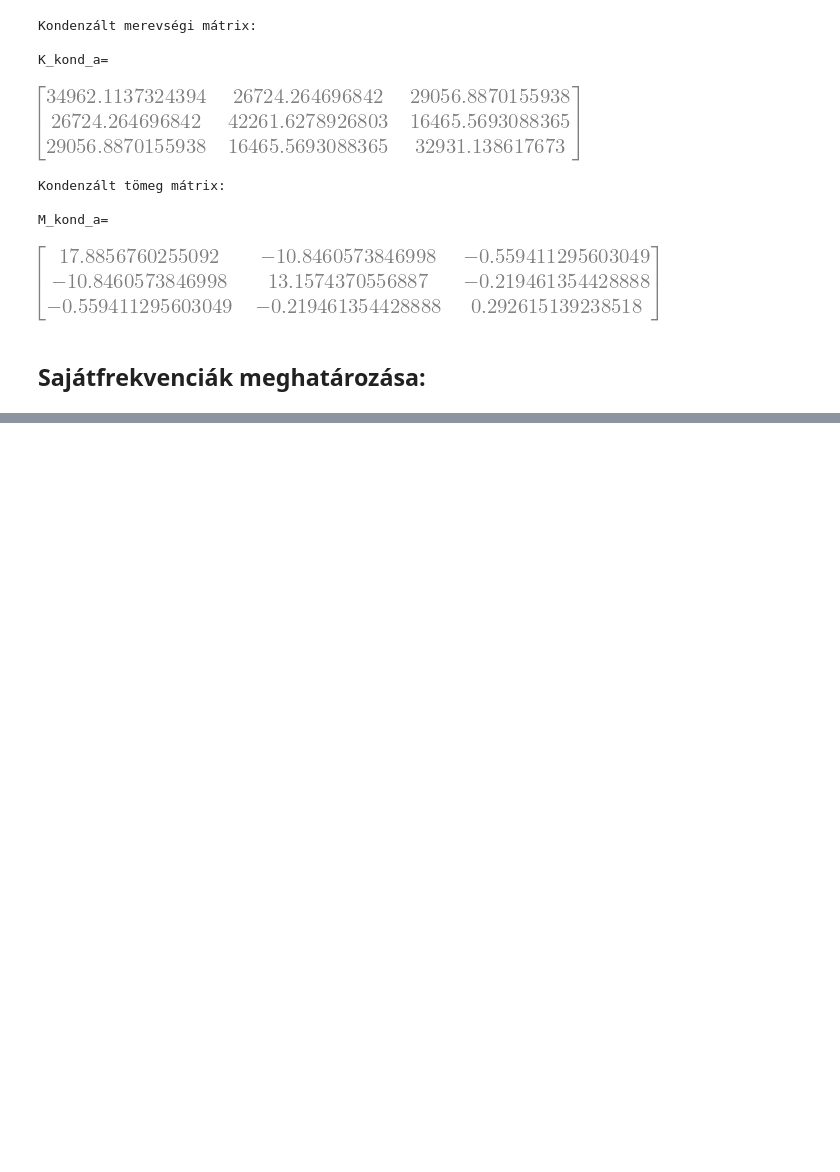
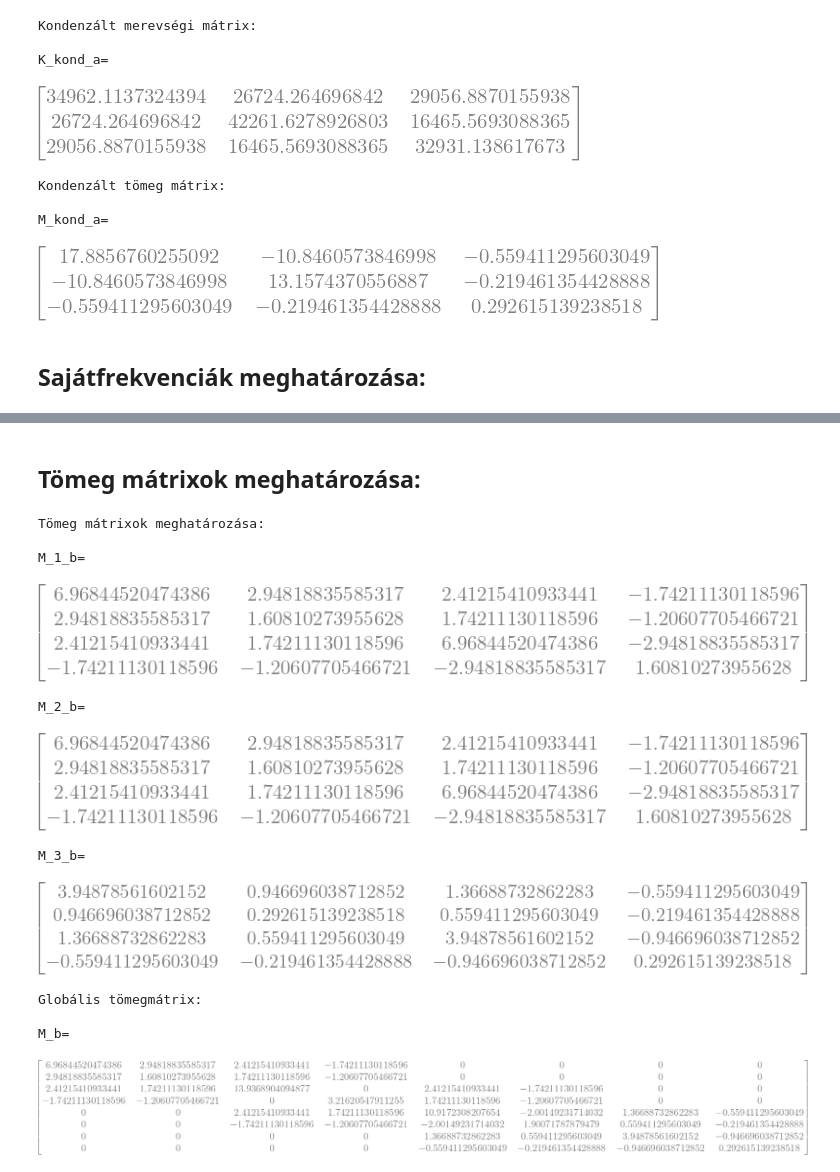
Before and after one commit to near731/VEM_HF2_Python, a Jupyter notebook: vem_hf2.ipynb, the cells around one changed output, grey strips where cells are left out. Saved outputs shown, nothing was run; the diff lists cells and outputs as text; code cells hidden in the pictures; blank space fills up the shorter version.

```diff
--- a/vem_hf2.ipynb
+++ b/vem_hf2.ipynb
@@ -336,0 +416,41 @@ f_3_a 69.5066430130682 [Hz]
+# %% [markdown]
+## Tömeg mátrixok meghatározása:
+# %%
+#Tömeg mátrixok
+
+print("\nTömeg mátrixok meghatározása:")
+
+#Elemként
+
+M_1_b=M_i(L_1_b)
+print("\nM_1_b=")
+display(M_1_b)
+
+M_2_b=M_i(L_2_b)
+print("M_2_b=")
+display(M_2_b)
+
+M_3_b=M_i(L_3_b)
+print("M_3_b=")
+display(M_3_b)
+
+#Globális tömeg mátrix
+
+print("\nGlobális tömegmátrix:")
+
+M_b = sp.Matrix(ExtMatrix(M_1_b, eDOF1_b, 8) + ExtMatrix(M_2_b, eDOF2_b, 8)+ ExtMatrix(M_3_b, eDOF3_b, 8))
+print("\nM_b=")
+display(M_b)
+# %% [output]
+Tömeg mátrixok meghatározása:
+
+M_1_b=
+[figure, added]
+M_2_b=
+[figure, added]
+M_3_b=
+[figure, added]
+Globális tömegmátrix:
+
+M_b=
+[figure, added]
```
Also changed, not shown: parts of 11 cells of this notebook.
